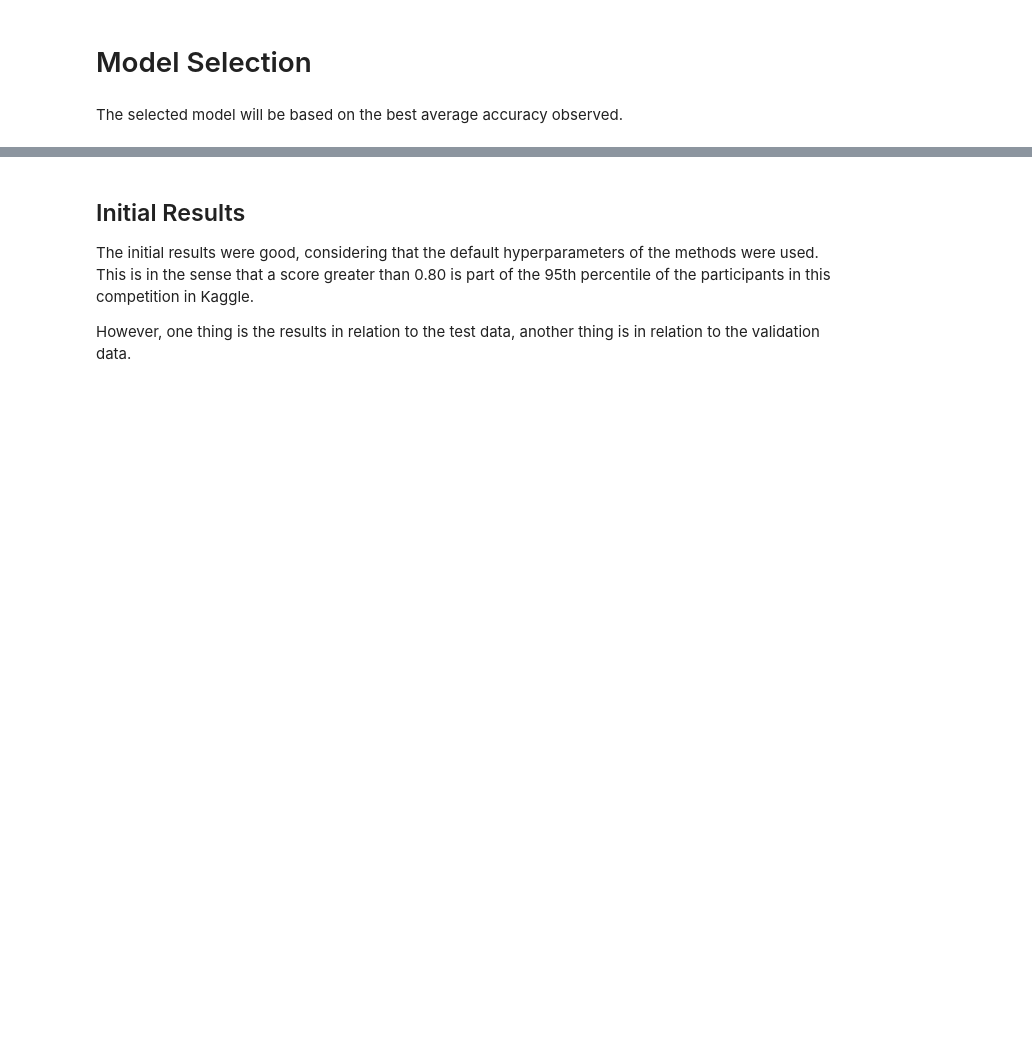
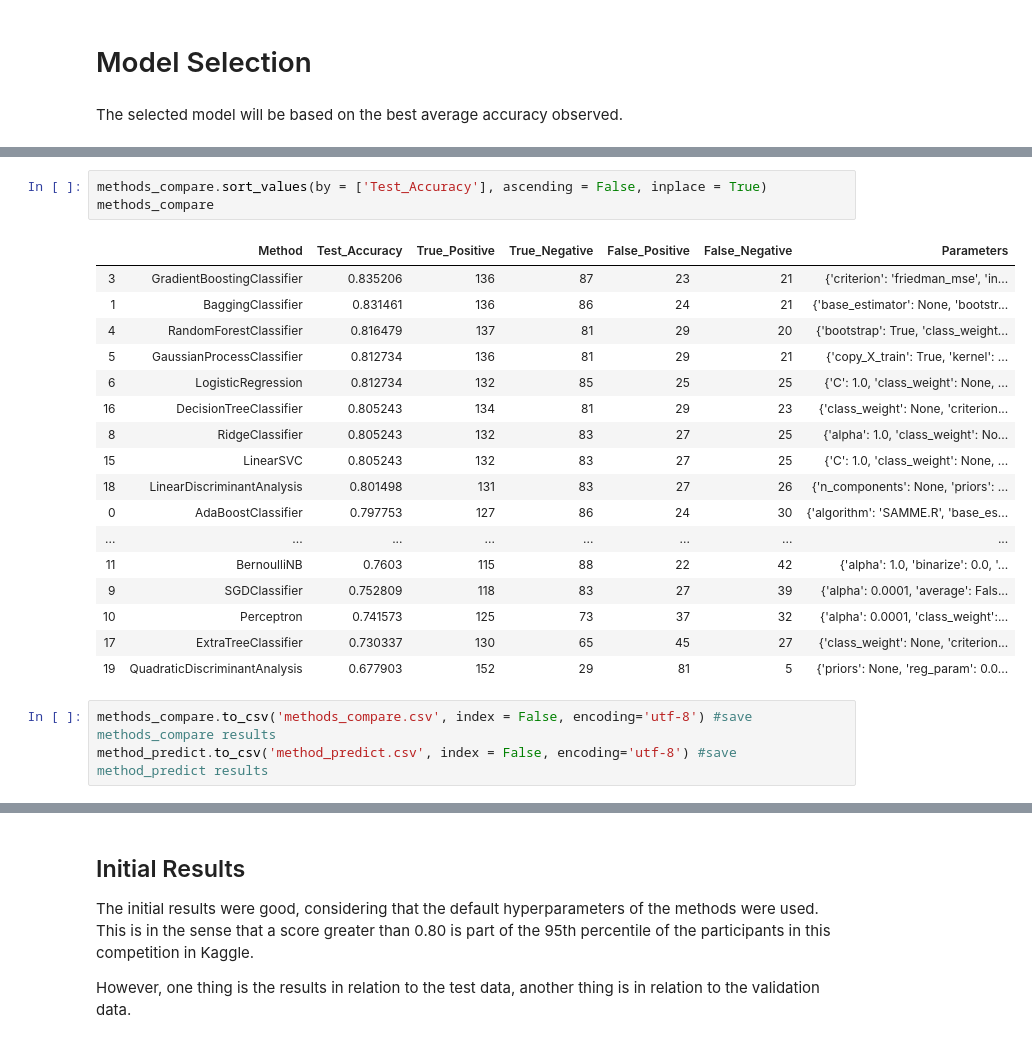
Before and after one commit to lucas-mlima/kaggle-titanic, a Jupyter notebook: Notebook_titanic.ipynb, the cells around one changed output, grey strips where cells are left out. Cells and saved outputs as stored; diff of their text form; blank space fills up the shorter version.

```diff
--- a/Notebook_titanic.ipynb
+++ b/Notebook_titanic.ipynb
@@ -1146,0 +1247,24 @@ X_validation = df_test[features[1:]]
+# %%
+methods_compare.sort_values(by = ['Test_Accuracy'], ascending = False, inplace = True)
+methods_compare
+# %% [output]
+|  | Method | Test_Accuracy | True_Positive | True_Negative | False_Positive | False_Negative | Parameters |
+| 3 | GradientBoostingClassifier | 0.835206 | 136 | 87 | 23 | 21 | {'criterion': 'friedman_mse', 'in... |
+| 1 | BaggingClassifier | 0.831461 | 136 | 86 | 24 | 21 | {'base_estimator': None, 'bootstr... |
+| 4 | RandomForestClassifier | 0.816479 | 137 | 81 | 29 | 20 | {'bootstrap': True, 'class_weight... |
+| 5 | GaussianProcessClassifier | 0.812734 | 136 | 81 | 29 | 21 | {'copy_X_train': True, 'kernel': ... |
+| 6 | LogisticRegression | 0.812734 | 132 | 85 | 25 | 25 | {'C': 1.0, 'class_weight': None, ... |
+| 16 | DecisionTreeClassifier | 0.805243 | 134 | 81 | 29 | 23 | {'class_weight': None, 'criterion... |
+| 8 | RidgeClassifier | 0.805243 | 132 | 83 | 27 | 25 | {'alpha': 1.0, 'class_weight': No... |
+| 15 | LinearSVC | 0.805243 | 132 | 83 | 27 | 25 | {'C': 1.0, 'class_weight': None, ... |
+| 18 | LinearDiscriminantAnalysis | 0.801498 | 131 | 83 | 27 | 26 | {'n_components': None, 'priors': ... |
+| 0 | AdaBoostClassifier | 0.797753 | 127 | 86 | 24 | 30 | {'algorithm': 'SAMME.R', 'base_es... |
+| ... | ... | ... | ... | ... | ... | ... | ... |
+| 11 | BernoulliNB | 0.7603 | 115 | 88 | 22 | 42 | {'alpha': 1.0, 'binarize': 0.0, '... |
+| 9 | SGDClassifier | 0.752809 | 118 | 83 | 27 | 39 | {'alpha': 0.0001, 'average': Fals... |
+| 10 | Perceptron | 0.741573 | 125 | 73 | 37 | 32 | {'alpha': 0.0001, 'class_weight':... |
+| 17 | ExtraTreeClassifier | 0.730337 | 130 | 65 | 45 | 27 | {'class_weight': None, 'criterion... |
+| 19 | QuadraticDiscriminantAnalysis | 0.677903 | 152 | 29 | 81 | 5 | {'priors': None, 'reg_param': 0.0... |
+# %%
+methods_compare.to_csv('methods_compare.csv', index = False, encoding='utf-8') #save methods_compare results
+method_predict.to_csv('method_predict.csv', index = False, encoding='utf-8') #save method_predict results
```
Also changed, not shown: parts of 29 cells of this notebook.
